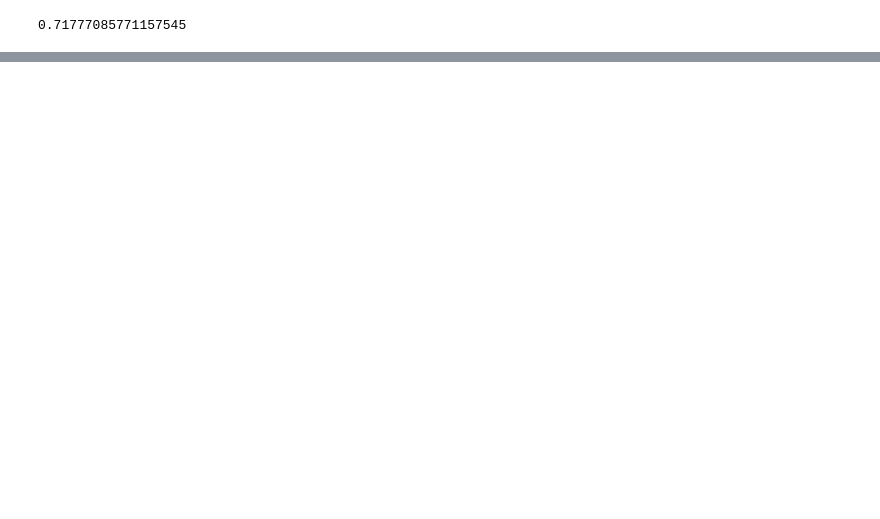
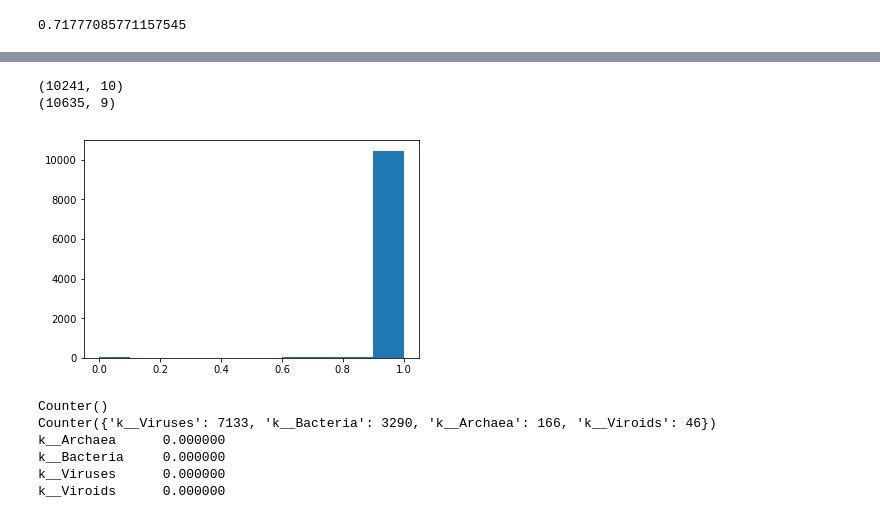
Before and after one commit to knights-lab/analysis_SHOGUN, a Jupyter notebook: notebooks/Uniqueness Rate.ipynb, the cells around one changed output, grey strips where cells are left out. Cells and saved outputs as stored; diff of their text form; code cells hidden in the pictures; blank space fills up the shorter version.

```diff
--- a/notebooks/Uniqueness Rate.ipynb
+++ b/notebooks/Uniqueness Rate.ipynb
@@ -123,0 +276,7 @@ len(list(hits_dict.keys()))
+# %%
+unique_count = np.zeros(8)
+for row, name in zip(csr, rows):
+    level = name.count(';')
+    unique_count[level] += np.sum(row)
+
+print(np.sum(csr, axis=1).mean())
@@ -123,0 +301,26 @@ len(list(hits_dict.keys()))
+# %%
+# Load up the accession2taxonomy
+with open("../data/references/miniGWG_darth/miniGWG_darth.tax") as inf:
+    csv_inf = csv.reader(inf, delimiter='\t')
+    name2taxonomy = dict(csv_inf)
+# Transpose to be samples by indices
+csr = csr.T
+# %%
+# Build the BayesMat
+tax2index = np.unique(list(name2taxonomy.values()))
+bayes_mat = np.zeros((tax2index.shape[0], 9), dtype=int)
+tax2index = dict(zip(tax2index, range(tax2index.shape[0])))
+row_names = []
+for key, value in columns_dict.items():
+    key = key.split('.')
+    key = key[0] + "_" + key[1] + "." + key[2]
+    tax = name2taxonomy[key]
+    values = csr.getrow(value)
+    names = rows[values.indices]
+    row_names.append(tax)
+    for name, value in zip(names, values.data):
+        if not name is "":
+            bayes_mat[tax2index[tax], name.count(';')] += value
+    bayes_mat[tax2index[tax], 8] += np.sum(values)
+# %%
+df_emb_100 = pd.DataFrame(bayes_mat, index=sorted(tax2index, key=tax2index.get))
@@ -123,0 +353,29 @@ len(list(hits_dict.keys()))
+# %%
+print(df.shape)
+print(df_emb_100.shape)
+df_emb_100.to_csv('../data/references/miniGWG_darth/shear100/sheared_bayes.fixed.txt', sep="\t", header=None)
+# %% [output]
+(10241, 10)
+(10635, 9)
+# %%
+# Distribution of uniqueness
+plt.hist(df_emb_100.iloc[:, 1:8].sum(axis=1)/df_emb_100[8])
+plt.show()
+# %% [output]
+[figure, added]
+# %%
+low_uniqueness = df_emb_100[df_emb_100.iloc[:, :8].sum(axis=1)/df_emb_100[8] < .01]
+
+kingdom_freq_low = Counter([_.split(';')[0] for _ in low_uniqueness.index])
+kingdom_freq_all = Counter([_.split(';')[0] for _ in df_emb_100.index])
+print(kingdom_freq_low)
+print(kingdom_freq_all)
+for key, value in kingdom_freq_all.items():
+    print("%s\t%f" % (key, kingdom_freq_low[key]/np.float(value)))
+# %% [output]
+Counter()
+Counter({'k__Viruses': 7133, 'k__Bacteria': 3290, 'k__Archaea': 166, 'k__Viroids': 46})
+k__Archaea      0.000000
+k__Bacteria     0.000000
+k__Viruses      0.000000
+k__Viroids      0.000000
```
Also changed, not shown: parts of 23 cells of this notebook, 8 other files.
